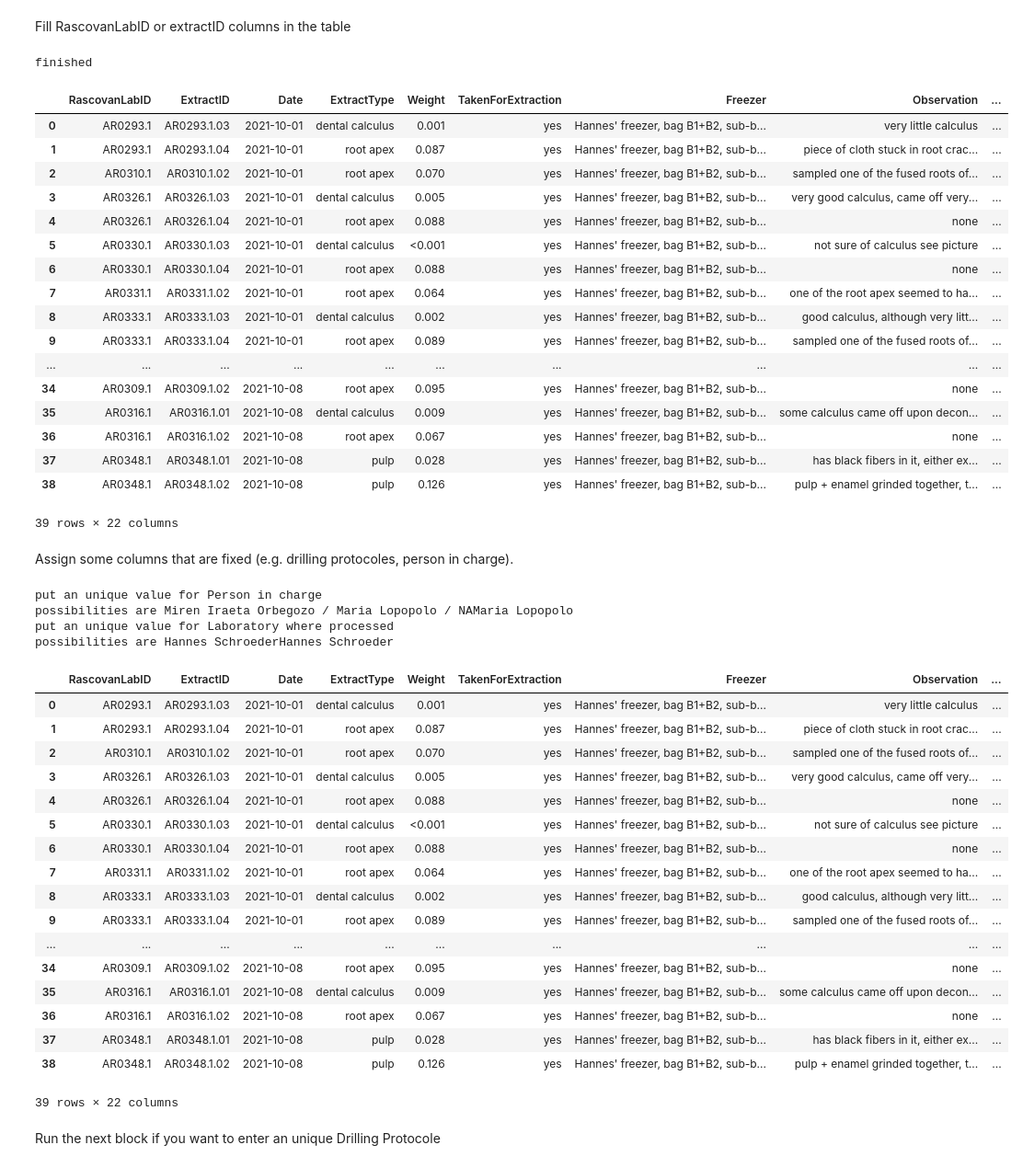
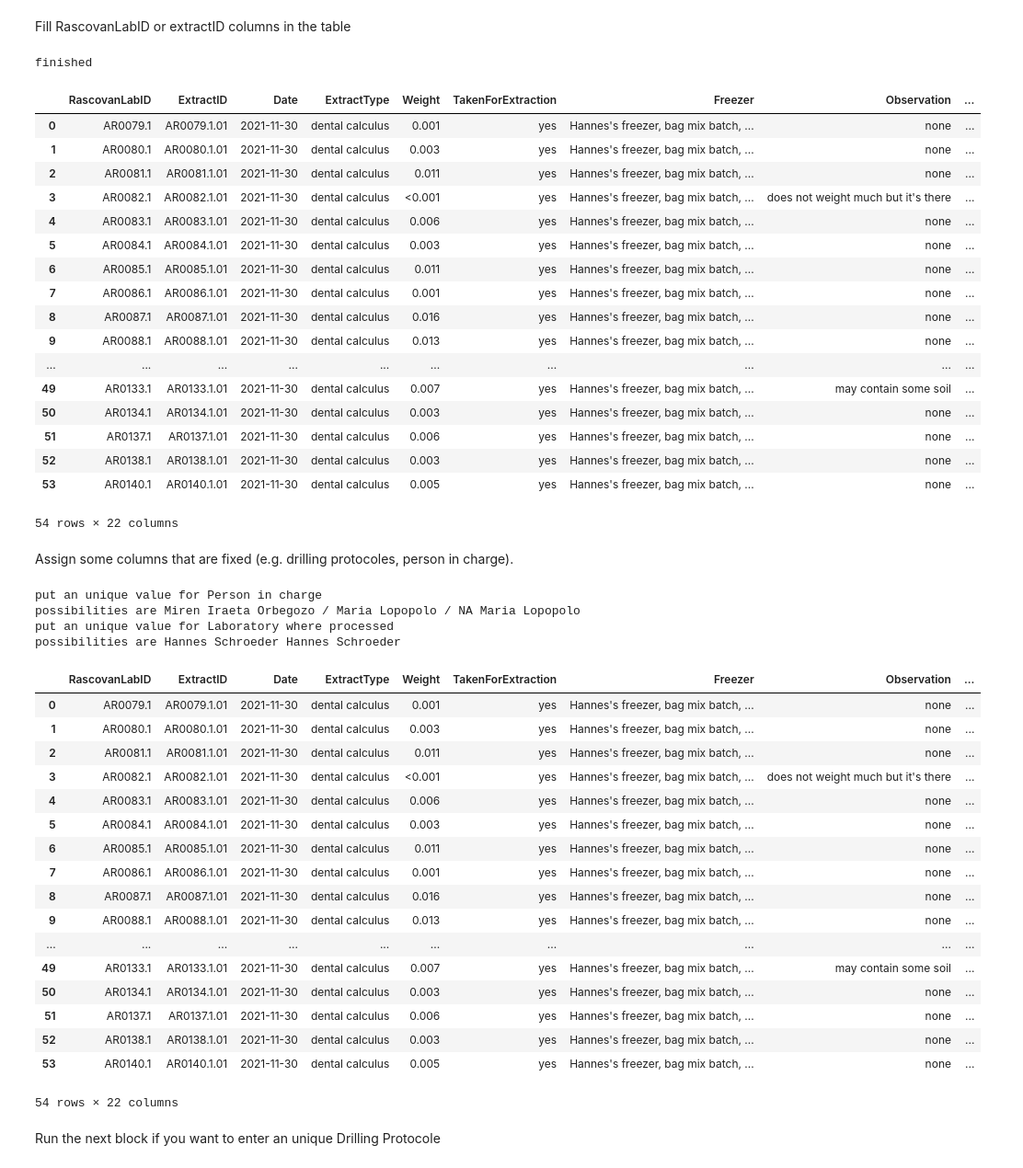
Before and after one commit to pierrespc/eLab, a Jupyter notebook: UploadData/extract/UploadExtractsFromTable.ipynb, the cells around one changed output. Shown: that part at 92% size. Drawn from its saved outputs; the diff is of its cells as text; code cells hidden in the pictures.

Commit message:
MasterTable

```diff
--- a/UploadData/extract/UploadExtractsFromTable.ipynb
+++ b/UploadData/extract/UploadExtractsFromTable.ipynb
@@ -3,7 +3,7 @@
 
 Please enter file name in the following cell, and what is the delimiter in that file
 # %%
-CSVfilename="/Users/pierrespc/Documents/PostDocPasteur/aDNA/Import_eLAB/API_FUNCTIONALITIES/UploadData/extract/RawTables/uploadExtracts_fromCSV_TEMPLATE20211010B1_Csens.txt"
+CSVfilename="/Users/pierrespc/Documents/PostDocPasteur/aDNA/Import_eLAB/API_FUNCTIONALITIES/UploadData/extract/RawTables/uploadExtracts_fromCSV_20211201.txt"
 delimiterFile="\t"
 # %% [markdown]
 Please enter the one-line file where your token is saved in the following cell
@@ -103,54 +103,55 @@ for sam in data.get("data"):
 #make "From Skeleton Element column" or extract column
 ###change date format if needed
 for index,name in extractTable["ExtractID"].items():
     ###case need to make RascovanLabID
     if format(name) != "nan" and format(extractTable.loc[index,"RascovanLabID"]) == "nan":
         extractTable.loc[index,"RascovanLabID"]=".".join(name.split(".")[0:2])
     ###case need to make extract
     elif format(name) == "nan" and format(extractTable.loc[index,"RascovanLabID"]) != "nan":
         if extractTable.loc[index,"RascovanLabID"] not in extractEntered.keys():
             numExt=1
         else:
             numExt=extractEntered[extractTable.loc[index,"RascovanLabID"]]+1
         extractEntered[extractTable.loc[index,"RascovanLabID"]]=numExt
         if numExt < 10:
             numExt="0"+str(numExt);
         else:
             numExt=str(numExt)
         extractTable.loc[index,"ExtractID"]=extractTable.loc[index,"RascovanLabID"]+"."+numExt
     elif format(name) == "nan" and format(extractTable.loc[index,"RascovanLabID"]) == "nan":
         print("must enter an extract or a skeleton id")
-        extractTable.loc[index,]
-        break
+        print(extractTable.loc[index,])
+        raise()
     else:
         print("can not enter an extract AND a skeleton id")
-        extractTable.loc[index,]
-        break
+        print(extractTable.loc[index,])
+        raise()
+
 
     if "/" in format(extractTable.loc[index,"Date"]):
         extractTable.loc[index,"Date"]="-".join(extractTable.loc[index,"Date"].split("/")[::-1])
 print("finished")
 extractTable
 # %% [output]
 finished
 |  | RascovanLabID | ExtractID | Date | ExtractType | Weight | TakenForExtraction | Freezer | Observation | ... |
-| 0 | AR0293.1 | AR0293.1.03 | 2021-10-01 | dental calculus | 0.001 | yes | Hannes' freezer, bag B1+B2, sub-b... | very little calculus | ... |
-| 1 | AR0293.1 | AR0293.1.04 | 2021-10-01 | root apex | 0.087 | yes | Hannes' freezer, bag B1+B2, sub-b... | piece of cloth stuck in root crac... | ... |
-| 2 | AR0310.1 | AR0310.1.02 | 2021-10-01 | root apex | 0.070 | yes | Hannes' freezer, bag B1+B2, sub-b... | sampled one of the fused roots of... | ... |
-| 3 | AR0326.1 | AR0326.1.03 | 2021-10-01 | dental calculus | 0.005 | yes | Hannes' freezer, bag B1+B2, sub-b... | very good calculus, came off very... | ... |
-| 4 | AR0326.1 | AR0326.1.04 | 2021-10-01 | root apex | 0.088 | yes | Hannes' freezer, bag B1+B2, sub-b... | none | ... |
-| 5 | AR0330.1 | AR0330.1.03 | 2021-10-01 | dental calculus | <0.001 | yes | Hannes' freezer, bag B1+B2, sub-b... | not sure of calculus see picture | ... |
-| 6 | AR0330.1 | AR0330.1.04 | 2021-10-01 | root apex | 0.088 | yes | Hannes' freezer, bag B1+B2, sub-b... | none | ... |
-| 7 | AR0331.1 | AR0331.1.02 | 2021-10-01 | root apex | 0.064 | yes | Hannes' freezer, bag B1+B2, sub-b... | one of the root apex seemed to ha... | ... |
-| 8 | AR0333.1 | AR0333.1.03 | 2021-10-01 | dental calculus | 0.002 | yes | Hannes' freezer, bag B1+B2, sub-b... | good calculus, although very litt... | ... |
-| 9 | AR0333.1 | AR0333.1.04 | 2021-10-01 | root apex | 0.089 | yes | Hannes' freezer, bag B1+B2, sub-b... | sampled one of the fused roots of... | ... |
+| 0 | AR0079.1 | AR0079.1.01 | 2021-11-30 | dental calculus | 0.001 | yes | Hannes's freezer, bag mix batch, ... | none | ... |
+| 1 | AR0080.1 | AR0080.1.01 | 2021-11-30 | dental calculus | 0.003 | yes | Hannes's freezer, bag mix batch, ... | none | ... |
+| 2 | AR0081.1 | AR0081.1.01 | 2021-11-30 | dental calculus | 0.011 | yes | Hannes's freezer, bag mix batch, ... | none | ... |
+| 3 | AR0082.1 | AR0082.1.01 | 2021-11-30 | dental calculus | <0.001 | yes | Hannes's freezer, bag mix batch, ... | does not weight much but it's there | ... |
+| 4 | AR0083.1 | AR0083.1.01 | 2021-11-30 | dental calculus | 0.006 | yes | Hannes's freezer, bag mix batch, ... | none | ... |
+| 5 | AR0084.1 | AR0084.1.01 | 2021-11-30 | dental calculus | 0.003 | yes | Hannes's freezer, bag mix batch, ... | none | ... |
+| 6 | AR0085.1 | AR0085.1.01 | 2021-11-30 | dental calculus | 0.011 | yes | Hannes's freezer, bag mix batch, ... | none | ... |
+| 7 | AR0086.1 | AR0086.1.01 | 2021-11-30 | dental calculus | 0.001 | yes | Hannes's freezer, bag mix batch, ... | none | ... |
+| 8 | AR0087.1 | AR0087.1.01 | 2021-11-30 | dental calculus | 0.016 | yes | Hannes's freezer, bag mix batch, ... | none | ... |
+| 9 | AR0088.1 | AR0088.1.01 | 2021-11-30 | dental calculus | 0.013 | yes | Hannes's freezer, bag mix batch, ... | none | ... |
 | ... | ... | ... | ... | ... | ... | ... | ... | ... | ... |
-| 34 | AR0309.1 | AR0309.1.02 | 2021-10-08 | root apex | 0.095 | yes | Hannes' freezer, bag B1+B2, sub-b... | none | ... |
-| 35 | AR0316.1 | AR0316.1.01 | 2021-10-08 | dental calculus | 0.009 | yes | Hannes' freezer, bag B1+B2, sub-b... | some calculus came off upon decon... | ... |
-| 36 | AR0316.1 | AR0316.1.02 | 2021-10-08 | root apex | 0.067 | yes | Hannes' freezer, bag B1+B2, sub-b... | none | ... |
-| 37 | AR0348.1 | AR0348.1.01 | 2021-10-08 | pulp | 0.028 | yes | Hannes' freezer, bag B1+B2, sub-b... | has black fibers in it, either ex... | ... |
-| 38 | AR0348.1 | AR0348.1.02 | 2021-10-08 | pulp | 0.126 | yes | Hannes' freezer, bag B1+B2, sub-b... | pulp + enamel grinded together, t... | ... |
+| 49 | AR0133.1 | AR0133.1.01 | 2021-11-30 | dental calculus | 0.007 | yes | Hannes's freezer, bag mix batch, ... | may contain some soil | ... |
+| 50 | AR0134.1 | AR0134.1.01 | 2021-11-30 | dental calculus | 0.003 | yes | Hannes's freezer, bag mix batch, ... | none | ... |
+| 51 | AR0137.1 | AR0137.1.01 | 2021-11-30 | dental calculus | 0.006 | yes | Hannes's freezer, bag mix batch, ... | none | ... |
+| 52 | AR0138.1 | AR0138.1.01 | 2021-11-30 | dental calculus | 0.003 | yes | Hannes's freezer, bag mix batch, ... | none | ... |
+| 53 | AR0140.1 | AR0140.1.01 | 2021-11-30 | dental calculus | 0.005 | yes | Hannes's freezer, bag mix batch, ... | none | ... |
-39 rows × 22 columns
+54 rows × 22 columns
 # %% [markdown]
 Assign some columns that are fixed (e.g. drilling protocoles, person in charge).
 # %%
@@ -176,30 +177,30 @@ for FixedColumn in ["Person in charge","Laboratory where processed"]:
         extractTable[ExeDict[FixedColumn]]=prompt
 # %% [output]
 put an unique value for Person in charge
-possibilities are Miren Iraeta Orbegozo / Maria Lopopolo / NAMaria Lopopolo
+possibilities are Miren Iraeta Orbegozo / Maria Lopopolo / NA Maria Lopopolo
 put an unique value for Laboratory where processed
-possibilities are Hannes SchroederHannes Schroeder
+possibilities are Hannes Schroeder Hannes Schroeder
 # %%
 extractTable
 # %% [output]
 |  | RascovanLabID | ExtractID | Date | ExtractType | Weight | TakenForExtraction | Freezer | Observation | ... |
-| 0 | AR0293.1 | AR0293.1.03 | 2021-10-01 | dental calculus | 0.001 | yes | Hannes' freezer, bag B1+B2, sub-b... | very little calculus | ... |
-| 1 | AR0293.1 | AR0293.1.04 | 2021-10-01 | root apex | 0.087 | yes | Hannes' freezer, bag B1+B2, sub-b... | piece of cloth stuck in root crac... | ... |
-| 2 | AR0310.1 | AR0310.1.02 | 2021-10-01 | root apex | 0.070 | yes | Hannes' freezer, bag B1+B2, sub-b... | sampled one of the fused roots of... | ... |
-| 3 | AR0326.1 | AR0326.1.03 | 2021-10-01 | dental calculus | 0.005 | yes | Hannes' freezer, bag B1+B2, sub-b... | very good calculus, came off very... | ... |
-| 4 | AR0326.1 | AR0326.1.04 | 2021-10-01 | root apex | 0.088 | yes | Hannes' freezer, bag B1+B2, sub-b... | none | ... |
-| 5 | AR0330.1 | AR0330.1.03 | 2021-10-01 | dental calculus | <0.001 | yes | Hannes' freezer, bag B1+B2, sub-b... | not sure of calculus see picture | ... |
-| 6 | AR0330.1 | AR0330.1.04 | 2021-10-01 | root apex | 0.088 | yes | Hannes' freezer, bag B1+B2, sub-b... | none | ... |
-| 7 | AR0331.1 | AR0331.1.02 | 2021-10-01 | root apex | 0.064 | yes | Hannes' freezer, bag B1+B2, sub-b... | one of the root apex seemed to ha... | ... |
-| 8 | AR0333.1 | AR0333.1.03 | 2021-10-01 | dental calculus | 0.002 | yes | Hannes' freezer, bag B1+B2, sub-b... | good calculus, although very litt... | ... |
-| 9 | AR0333.1 | AR0333.1.04 | 2021-10-01 | root apex | 0.089 | yes | Hannes' freezer, bag B1+B2, sub-b... | sampled one of the fused roots of... | ... |
+| 0 | AR0079.1 | AR0079.1.01 | 2021-11-30 | dental calculus | 0.001 | yes | Hannes's freezer, bag mix batch, ... | none | ... |
+| 1 | AR0080.1 | AR0080.1.01 | 2021-11-30 | dental calculus | 0.003 | yes | Hannes's freezer, bag mix batch, ... | none | ... |
+| 2 | AR0081.1 | AR0081.1.01 | 2021-11-30 | dental calculus | 0.011 | yes | Hannes's freezer, bag mix batch, ... | none | ... |
+| 3 | AR0082.1 | AR0082.1.01 | 2021-11-30 | dental calculus | <0.001 | yes | Hannes's freezer, bag mix batch, ... | does not weight much but it's there | ... |
+| 4 | AR0083.1 | AR0083.1.01 | 2021-11-30 | dental calculus | 0.006 | yes | Hannes's freezer, bag mix batch, ... | none | ... |
+| 5 | AR0084.1 | AR0084.1.01 | 2021-11-30 | dental calculus | 0.003 | yes | Hannes's freezer, bag mix batch, ... | none | ... |
+| 6 | AR0085.1 | AR0085.1.01 | 2021-11-30 | dental calculus | 0.011 | yes | Hannes's freezer, bag mix batch, ... | none | ... |
+| 7 | AR0086.1 | AR0086.1.01 | 2021-11-30 | dental calculus | 0.001 | yes | Hannes's freezer, bag mix batch, ... | none | ... |
+| 8 | AR0087.1 | AR0087.1.01 | 2021-11-30 | dental calculus | 0.016 | yes | Hannes's freezer, bag mix batch, ... | none | ... |
+| 9 | AR0088.1 | AR0088.1.01 | 2021-11-30 | dental calculus | 0.013 | yes | Hannes's freezer, bag mix batch, ... | none | ... |
 | ... | ... | ... | ... | ... | ... | ... | ... | ... | ... |
-| 34 | AR0309.1 | AR0309.1.02 | 2021-10-08 | root apex | 0.095 | yes | Hannes' freezer, bag B1+B2, sub-b... | none | ... |
-| 35 | AR0316.1 | AR0316.1.01 | 2021-10-08 | dental calculus | 0.009 | yes | Hannes' freezer, bag B1+B2, sub-b... | some calculus came off upon decon... | ... |
-| 36 | AR0316.1 | AR0316.1.02 | 2021-10-08 | root apex | 0.067 | yes | Hannes' freezer, bag B1+B2, sub-b... | none | ... |
-| 37 | AR0348.1 | AR0348.1.01 | 2021-10-08 | pulp | 0.028 | yes | Hannes' freezer, bag B1+B2, sub-b... | has black fibers in it, either ex... | ... |
-| 38 | AR0348.1 | AR0348.1.02 | 2021-10-08 | pulp | 0.126 | yes | Hannes' freezer, bag B1+B2, sub-b... | pulp + enamel grinded together, t... | ... |
+| 49 | AR0133.1 | AR0133.1.01 | 2021-11-30 | dental calculus | 0.007 | yes | Hannes's freezer, bag mix batch, ... | may contain some soil | ... |
+| 50 | AR0134.1 | AR0134.1.01 | 2021-11-30 | dental calculus | 0.003 | yes | Hannes's freezer, bag mix batch, ... | none | ... |
+| 51 | AR0137.1 | AR0137.1.01 | 2021-11-30 | dental calculus | 0.006 | yes | Hannes's freezer, bag mix batch, ... | none | ... |
+| 52 | AR0138.1 | AR0138.1.01 | 2021-11-30 | dental calculus | 0.003 | yes | Hannes's freezer, bag mix batch, ... | none | ... |
+| 53 | AR0140.1 | AR0140.1.01 | 2021-11-30 | dental calculus | 0.005 | yes | Hannes's freezer, bag mix batch, ... | none | ... |
-39 rows × 22 columns
+54 rows × 22 columns
 # %% [markdown]
 Run the next block  if you want to enter an unique Drilling Protocole
 # %%
```
Also changed, not shown: parts of 7 cells of this notebook, 7 other files.
